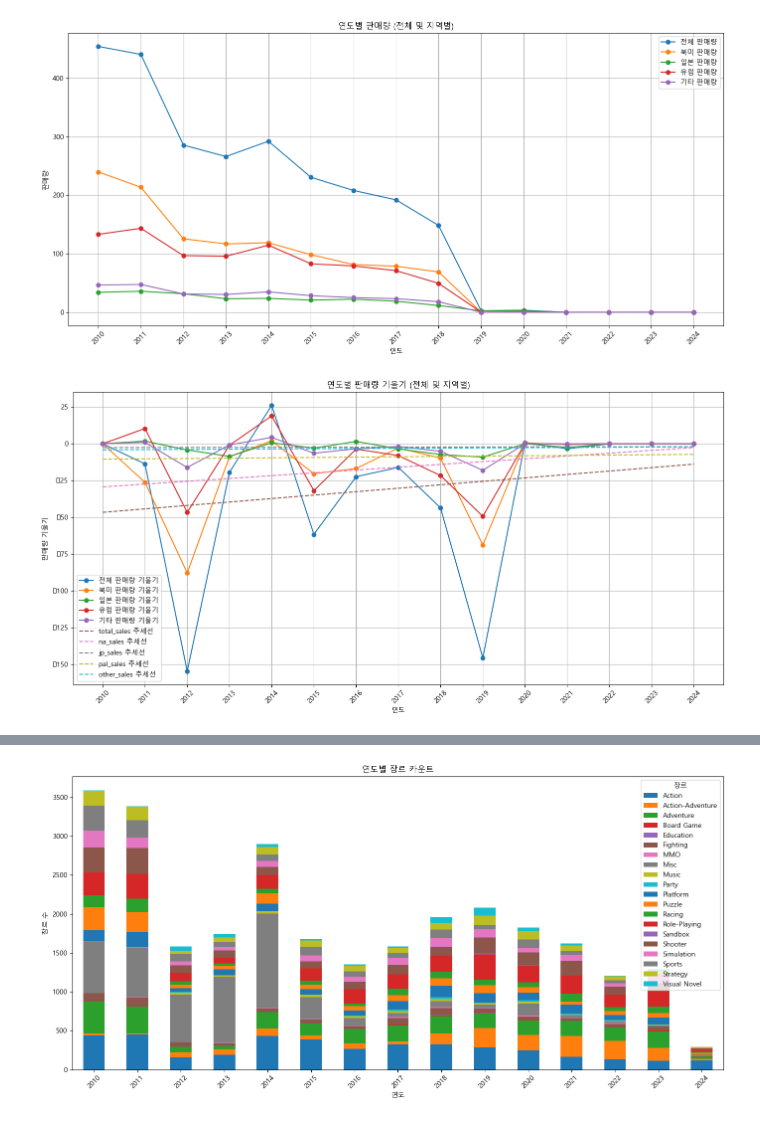
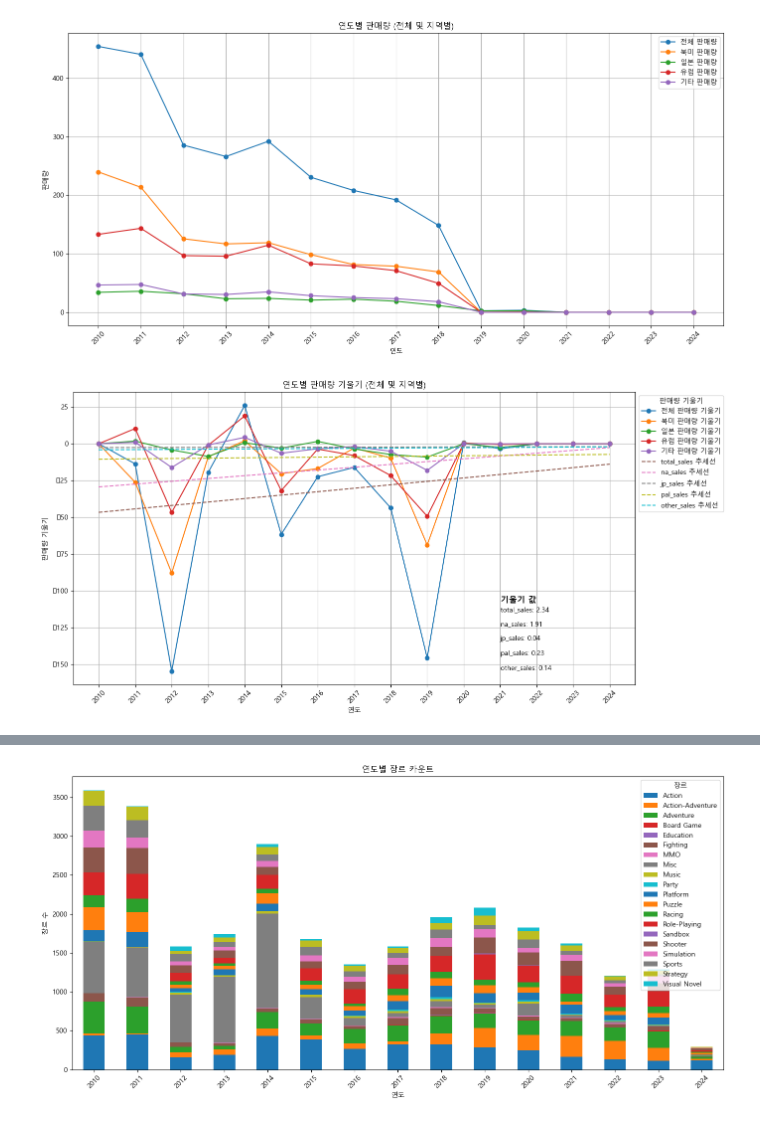
Before and after one commit to entangelk/golbal_game, a Jupyter notebook: docs/analysis.ipynb, the cells around one changed output, grey strips where cells are left out. Drawn from its saved outputs; the diff is of its cells as text; code cells hidden in the pictures.

```diff
--- a/docs/analysis.ipynb
+++ b/docs/analysis.ipynb
@@ -303,6 +351,7 @@ plt.show()
 # %% [output]
 [figure]
 # %%
+plt.rcParams['font.family'] = 'Malgun Gothic'
 # 연도별 판매량 집계
 sales_by_year = df_data.groupby('release_year').agg({
     'total_sales': 'sum',
@@ -311,42 +360,51 @@ sales_by_year = df_data.groupby('release_year').agg({
     'pal_sales': 'sum',
     'other_sales': 'sum'
 }).reset_index()
 
 # 연도별 판매량의 차이(기울기) 계산
 sales_diff = sales_by_year[['release_year', 'total_sales', 'na_sales', 'jp_sales', 'pal_sales', 'other_sales']].diff().fillna(0)
 
 # 시각화
 plt.figure(figsize=(14, 7))
 
-# 전체 판매량 기울기
+# 판매량 기울기 시각화
 plt.plot(sales_by_year['release_year'], sales_diff['total_sales'], label='전체 판매량 기울기', marker='o')
-
-# 북미 판매량 기울기
 plt.plot(sales_by_year['release_year'], sales_diff['na_sales'], label='북미 판매량 기울기', marker='o')
-
-# 일본 판매량 기울기
 plt.plot(sales_by_year['release_year'], sales_diff['jp_sales'], label='일본 판매량 기울기', marker='o')
-
-# 유럽 판매량 기울기
 plt.plot(sales_by_year['release_year'], sales_diff['pal_sales'], label='유럽 판매량 기울기', marker='o')
-
-# 기타 판매량 기울기
 plt.plot(sales_by_year['release_year'], sales_diff['other_sales'], label='기타 판매량 기울기', marker='o')
 
-# 추세선 추가
+# 기울기 값을 저장할 딕셔너리
+slopes = {}
+
+# 추세선 추가 및 기울기 계산
 for column in ['total_sales', 'na_sales', 'jp_sales', 'pal_sales', 'other_sales']:
     z = np.polyfit(sales_by_year['release_year'], sales_diff[column], 1)
     p = np.poly1d(z)
     plt.plot(sales_by_year['release_year'], p(sales_by_year['release_year']), linestyle='--', label=f'{column} 추세선')
 
+    # 기울기를 저장
+    slopes[column] = z[0]
+
 # 그래프 설정
 plt.title('연도별 판매량 기울기 (전체 및 지역별)')
 plt.xlabel('연도')
 plt.ylabel('판매량 기울기')
-plt.legend()
 plt.xticks(sales_by_year['release_year'], rotation=45)
 plt.grid()
+
+# 목차 스타일의 기울기 박스 추가
+plt.legend(loc='upper left', bbox_to_anchor=(1, 1), title='판매량 기울기')
+
+# 기울기 값을 담을 박스 추가
+plt.gca().add_artist(plt.Rectangle((0.75, 0.15), 0.2, 0.25, transform=plt.gca().transAxes, color='white', alpha=0.8, edgecolor='black'))
+plt.text(0.76, 0.28, '기울기 값', fontsize=12, fontweight='bold', transform=plt.gca().transAxes)
+
+# 기울기 값 추가
+for i, (key, value) in enumerate(slopes.items()):
+    plt.text(0.76, 0.25 - (i * 0.05), f'{key}: {value:.2f}', fontsize=10, transform=plt.gca().transAxes)
+
 plt.tight_layout()
 plt.show()
 # %% [output]
-[figure, old version]
+[figure, new version]
```
Also changed, not shown: parts of 11 cells of this notebook, 1 other file.
